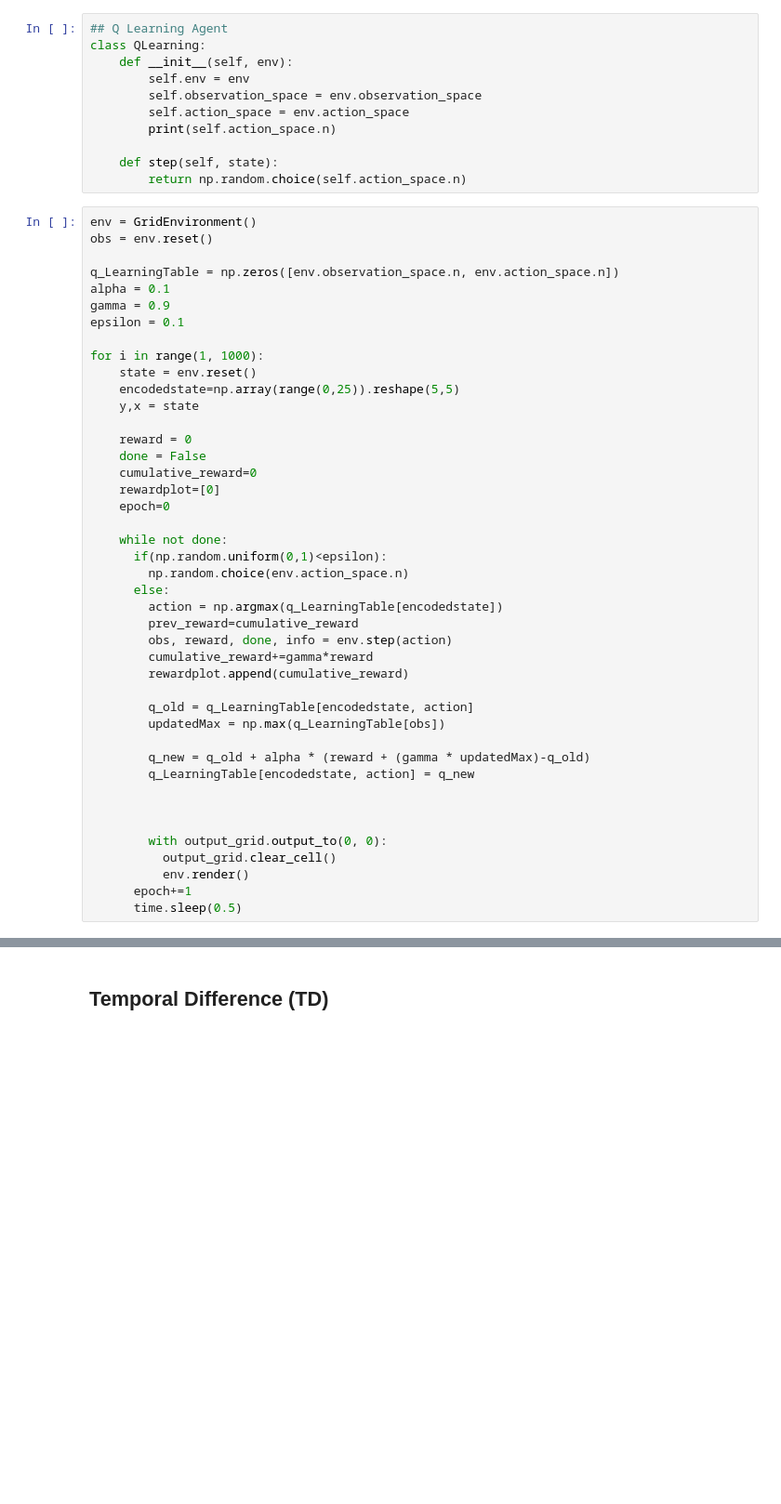
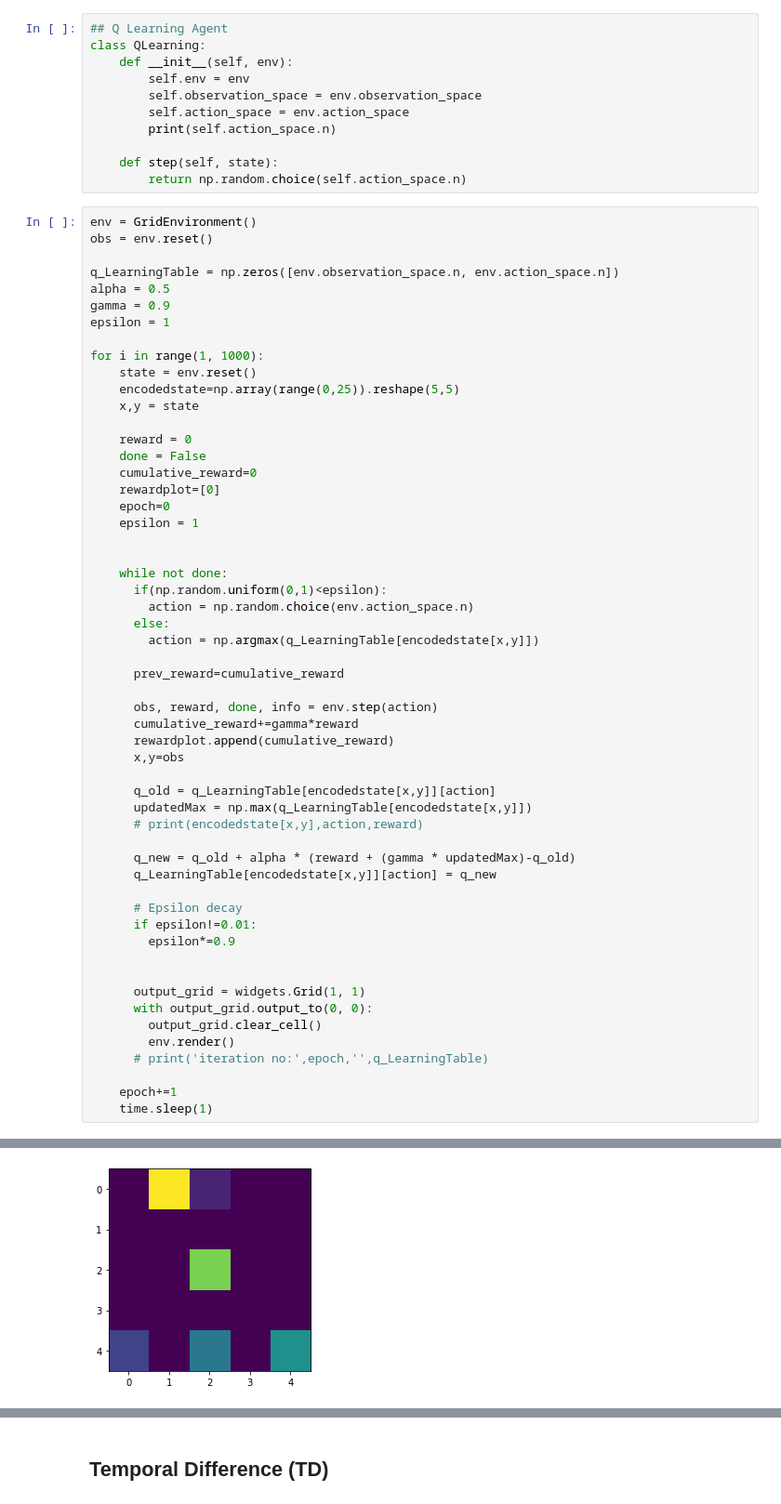
Before and after one commit to parthrjpt/CSE546_Projects, a Jupyter notebook: RFlearning_Assignment1.ipynb, the cells around one changed output, grey strips where cells are left out. Shown at 93% size. Cells and saved outputs as stored; diff of their text form; blank space fills up the shorter version.

```diff
--- a/RFlearning_Assignment1.ipynb
+++ b/RFlearning_Assignment1.ipynb
@@ -288,42 +302,54 @@ env = GridEnvironment()
 obs = env.reset()
 
 q_LearningTable = np.zeros([env.observation_space.n, env.action_space.n])
-alpha = 0.1
+alpha = 0.5
 gamma = 0.9
-epsilon = 0.1
+epsilon = 1
 
 for i in range(1, 1000):
     state = env.reset()
     encodedstate=np.array(range(0,25)).reshape(5,5)
-    y,x = state
+    x,y = state
 
     reward = 0
     done = False
     cumulative_reward=0
     rewardplot=[0]
     epoch=0
+    epsilon = 1
+
 
     while not done:
       if(np.random.uniform(0,1)<epsilon):
-        np.random.choice(env.action_space.n)
+        action = np.random.choice(env.action_space.n)
       else:
-        action = np.argmax(q_LearningTable[encodedstate])
-        prev_reward=cumulative_reward
-        obs, reward, done, info = env.step(action)
-        cumulative_reward+=gamma*reward
-        rewardplot.append(cumulative_reward)
+        action = np.argmax(q_LearningTable[encodedstate[x,y]])
 
-        q_old = q_LearningTable[encodedstate, action]
-        updatedMax = np.max(q_LearningTable[obs])
+      prev_reward=cumulative_reward
 
-        q_new = q_old + alpha * (reward + (gamma * updatedMax)-q_old)
-        q_LearningTable[encodedstate, action] = q_new
+      obs, reward, done, info = env.step(action)
+      cumulative_reward+=gamma*reward
+      rewardplot.append(cumulative_reward)
+      x,y=obs
+
+      q_old = q_LearningTable[encodedstate[x,y]][action]
+      updatedMax = np.max(q_LearningTable[encodedstate[x,y]])
+      # print(encodedstate[x,y],action,reward)
+
+      q_new = q_old + alpha * (reward + (gamma * updatedMax)-q_old)
+      q_LearningTable[encodedstate[x,y]][action] = q_new
+
+      # Epsilon decay
+      if epsilon!=0.01:
+        epsilon*=0.9
 
 
+      output_grid = widgets.Grid(1, 1)
+      with output_grid.output_to(0, 0):
+        output_grid.clear_cell()
+        env.render()
+      # print('iteration no:',epoch,'',q_LearningTable)
 
-        with output_grid.output_to(0, 0):
-          output_grid.clear_cell()
-          env.render()
-      epoch+=1
-      time.sleep(0.5)
+    epoch+=1
+    time.sleep(1)
 # %% [output]
@@ -330,4 +357,5 @@ for i in range(1, 1000):
 [interactive output not drawn]
 [interactive output not drawn]
 [interactive output not drawn]
+[figure, added]
 [interactive output not drawn]
```
Also changed, not shown: parts of 11 cells of this notebook.
